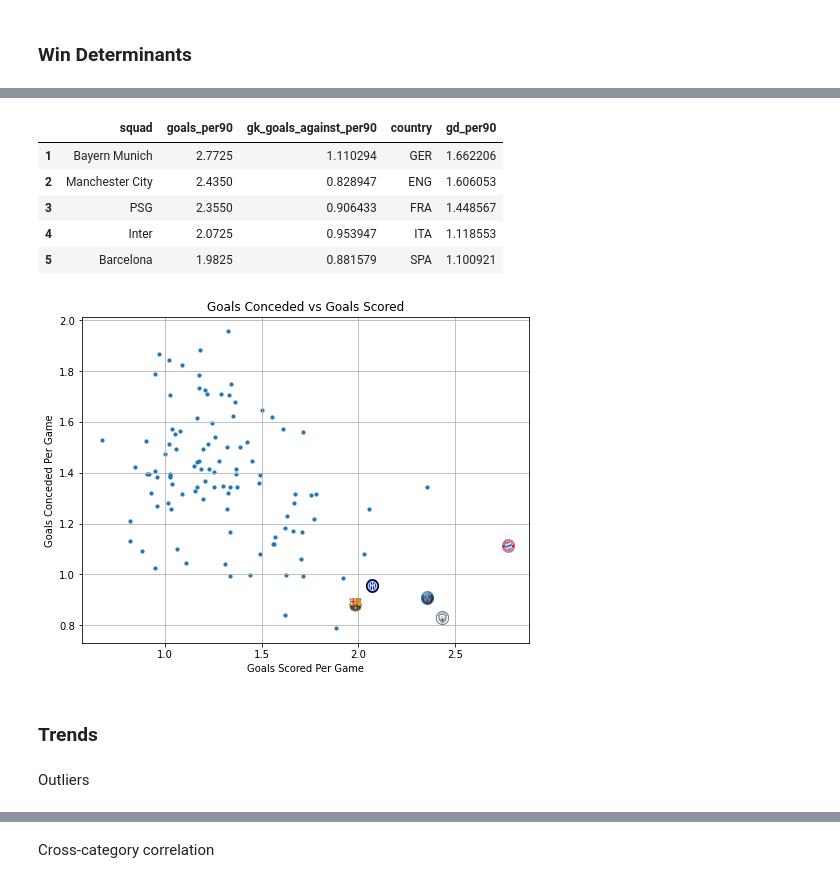
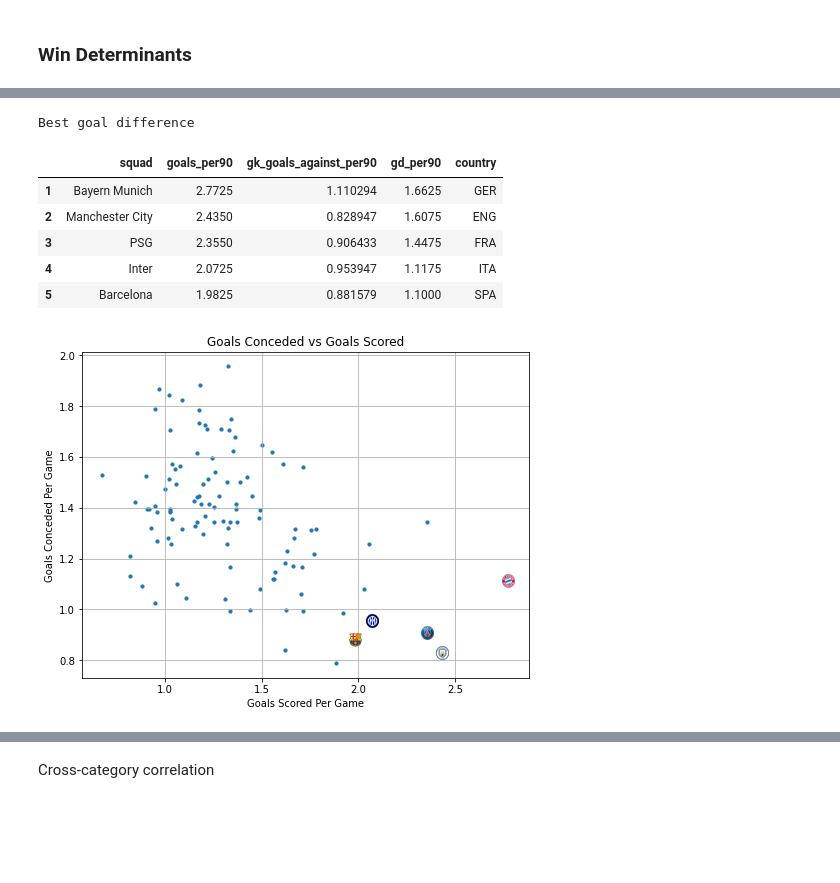
Before and after one commit to LEPK02/sc1015-assignment, a Jupyter notebook: exploratory_analysis.ipynb, the cells around one changed output, grey strips where cells are left out. Saved outputs shown, nothing was run; the diff lists cells and outputs as text; code cells hidden in the pictures; blank space fills up the shorter version.

```diff
--- a/exploratory_analysis.ipynb
+++ b/exploratory_analysis.ipynb
@@ -167,7 +273,7 @@ Which is more important in winning games: attack or defence?
 # %%
 atk_vs_def_df = pd.merge(
     (
-        teams_df[["squad", "goals_per90", "gk_goals_against_per90"]]
+        teams_df[["squad", "goals_per90", "gk_goals_against_per90","gd_per90"]]
         .groupby("squad")
         .mean()
         .reset_index()
@@ -175,7 +281,6 @@ atk_vs_def_df = pd.merge(
     how="left",
     on="squad",
 ).drop_duplicates().reset_index(drop=True)
-atk_vs_def_df["gd_per90"] = atk_vs_def_df["goals_per90"] - atk_vs_def_df["gk_goals_against_per90"]
 
 # Boxplot (melt to reshape dataframe and plot both variables on the same graph)
 sns.boxplot(x="variable", y="value", data=pd.melt(
@@ -189,18 +294,7 @@ plt.ylabel('')
 plt.title('Boxplot of Goals Scored & Conceded')
 plt.show()
 
-#     Calculate outliers
-Q1 = atk_vs_def_df['goals_per90'].quantile(0.25)
-Q3 = atk_vs_def_df['goals_per90'].quantile(0.75)
-IQR = Q3 - Q1
-atk_outliers_df = atk_vs_def_df[
-    (atk_vs_def_df['goals_per90'] < Q1-1.5*IQR) |
-    (atk_vs_def_df['goals_per90'] > Q3+1.5*IQR)
-].sort_values(by='goals_per90').reset_index()
-print("\nOutliers:")
-display(atk_outliers_df)
-print("\nOverview:")
-display(atk_vs_def_df.describe())
+get_outliers(atk_vs_def_df, 'goals_per90')
 print(
     "\nInteresting to note that while the mean is about the same, the spread of goals conceded is smaller than that of ",
     "goals scored. Does this mean scoring is what separates the better sides from the worse ones?"
@@ -233,7 +327,7 @@ def plot_atk_def_graph():
     plt.show()
 
 # Dictionary to map categories to images
-images = {
+country_icons = {
     country: get_country_icon(country) for country in list(atk_vs_def_df["country"].sort_values().unique())
 }
 
@@ -249,16 +343,31 @@ for category, group in atk_vs_def_df.groupby('country'):
 
 #     Set custom markers for country
     for x, y in zip(group['goals_per90'], group['gk_goals_against_per90']):
-        imagebox = OffsetImage(images[category])
+        imagebox = OffsetImage(country_icons[category])
         plt.gca().add_artist(AnnotationBbox(imagebox, (x, y), frameon=False, pad=0))
 
 plt.legend(framealpha=0, labelspacing=0.6)
 
 # Add icons to each label in legend
-for y, image in zip(np.arange(1.95, 1.6, -0.06), images.values()):
+for y, image in zip(np.arange(1.95, 1.6, -0.06), country_icons.values()):
     imagebox = OffsetImage(image)
     plt.gca().add_artist(AnnotationBbox(imagebox, (2.65, y), frameon=False, pad=0))
 
 plot_atk_def_graph()
+
+# Rank by country
+atk_vs_def_country_df = (
+    atk_vs_def_df.groupby(by="country")
+    .mean()
+    .sort_values(by='goals_per90', ascending=False)
+    .reset_index()
+)
+atk_vs_def_country_df.index += 1
+print("Highest- to lowest-scoring leagues:")
+display(atk_vs_def_country_df)
+print(
+    "Note: Slight differences in goals scored and conceded is due to data for",
+    "newly promoted teams being pulled from the previous year."
+)
 # %% [output]
 [figure]
@@ -349,37 +456,30 @@ plot_atk_def_graph()
 [figure]
 # %%
 # Best goal difference
+print("Best goal difference")
 top_5_gd_df = atk_vs_def_df.sort_values(by="gd_per90", ascending=False).head().reset_index(drop=True)
 top_5_gd_df.index += 1
 display(top_5_gd_df)
 
 plt.figure(figsize=(8, 6))
 
 plt.scatter(
     x=atk_vs_def_df['goals_per90'],
     y=atk_vs_def_df['gk_goals_against_per90'],
     label=category,
     s=10
 )
 
 #     Set custom markers for top 5 clubs
-for _, row in top_5_gd_df.iterrows():
-    imagebox = OffsetImage(get_club_icon(row["squad"]))
-    plt.gca().add_artist(
-        AnnotationBbox(imagebox, (row['goals_per90'], row['gk_goals_against_per90']),
-        frameon=False, pad=0)
-    )
+set_club_markers(top_5_gd_df, 'goals_per90', 'gk_goals_against_per90')
 
 plot_atk_def_graph()
 # %% [output]
+Best goal difference
-|  | squad | goals_per90 | gk_goals_against_per90 | country | gd_per90 |
-| 1 | Bayern Munich | 2.7725 | 1.110294 | GER | 1.662206 |
-| 2 | Manchester City | 2.4350 | 0.828947 | ENG | 1.606053 |
-| 3 | PSG | 2.3550 | 0.906433 | FRA | 1.448567 |
-| 4 | Inter | 2.0725 | 0.953947 | ITA | 1.118553 |
-| 5 | Barcelona | 1.9825 | 0.881579 | SPA | 1.100921 |
+|  | squad | goals_per90 | gk_goals_against_per90 | gd_per90 | country |
+| 1 | Bayern Munich | 2.7725 | 1.110294 | 1.6625 | GER |
+| 2 | Manchester City | 2.4350 | 0.828947 | 1.6075 | ENG |
+| 3 | PSG | 2.3550 | 0.906433 | 1.4475 | FRA |
+| 4 | Inter | 2.0725 | 0.953947 | 1.1175 | ITA |
+| 5 | Barcelona | 1.9825 | 0.881579 | 1.1000 | SPA |
 [figure]
-# %% [markdown]
-### Trends
-# %% [markdown]
-Outliers
```
Also changed, not shown: parts of 33 cells of this notebook, 2 other files.
